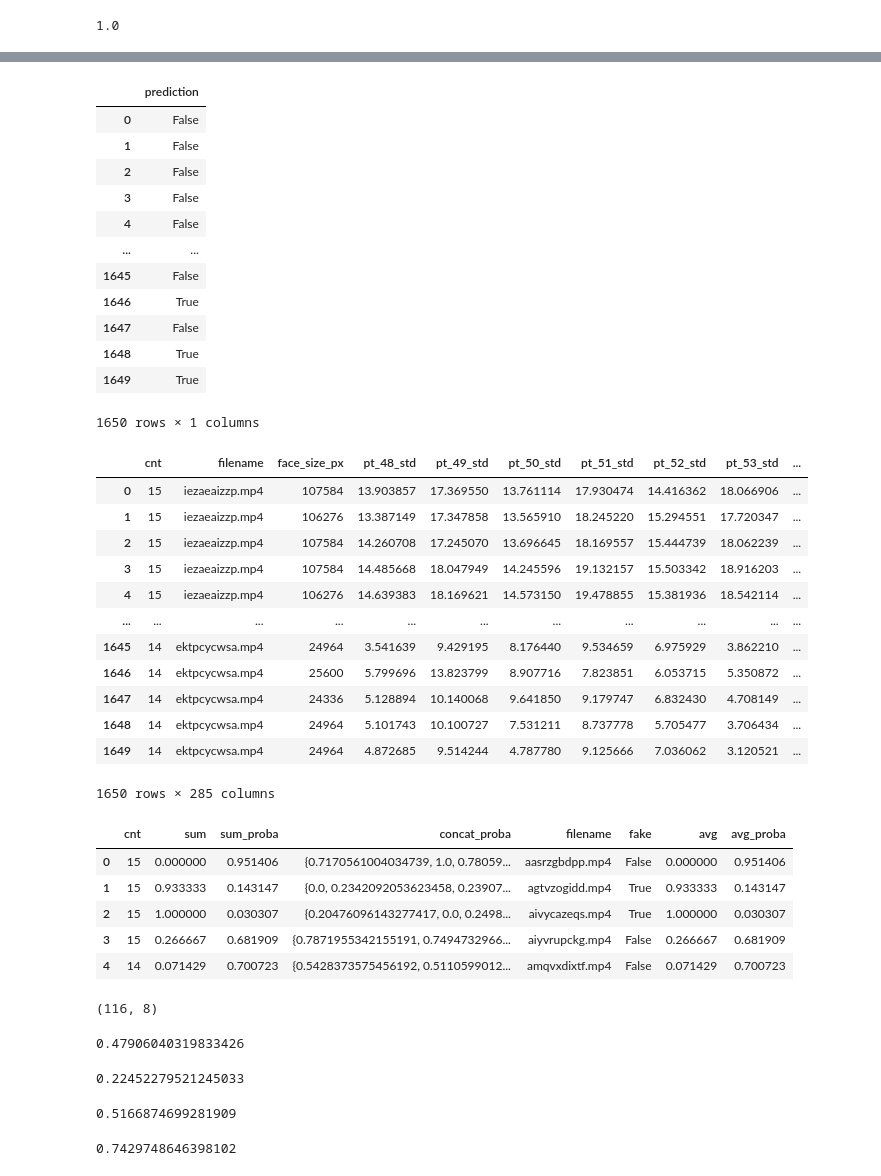
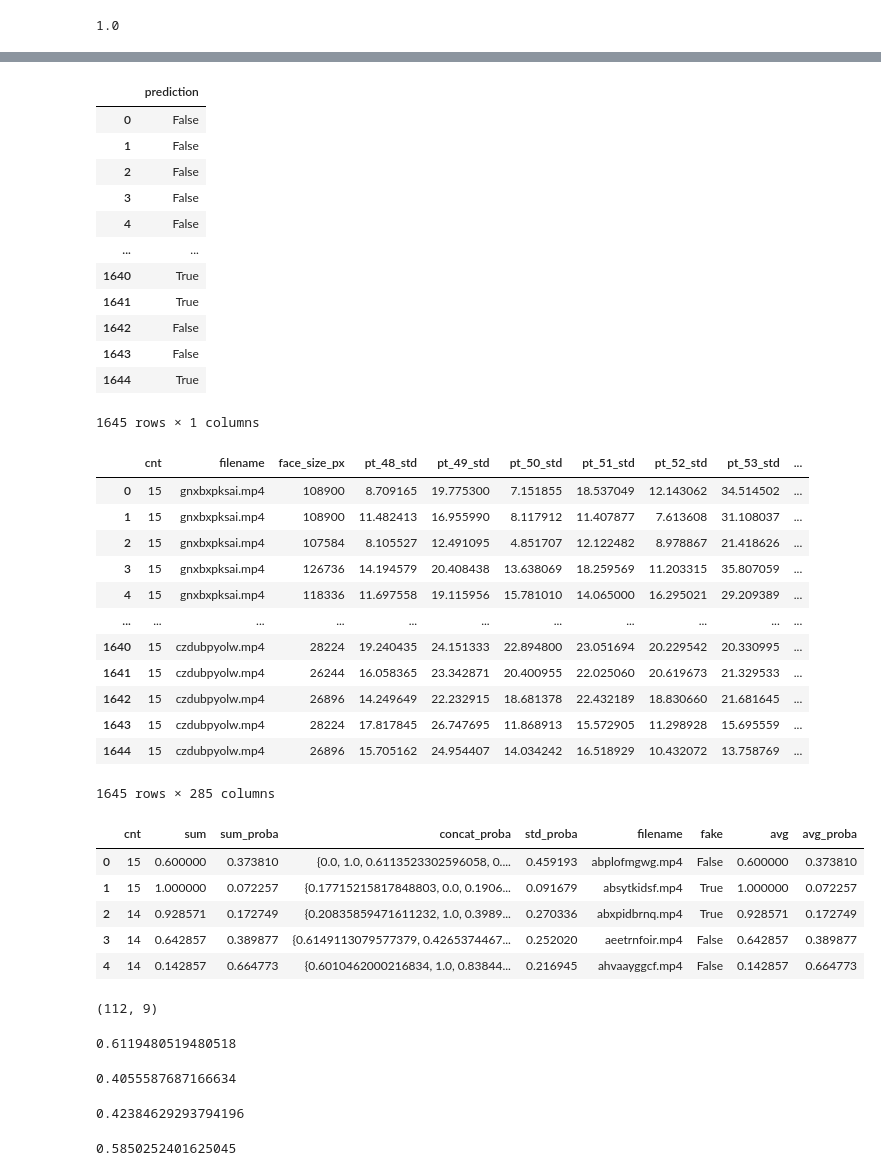
Before and after one commit to Trickster2038/BmstuDeepFake, a Jupyter notebook: notebook4.ipynb, the cells around one changed output, grey strips where cells are left out. Cells and saved outputs as stored; diff of their text form; code cells hidden in the pictures.

```diff
--- a/notebook4.ipynb
+++ b/notebook4.ipynb
@@ -25,8 +25,12 @@ df7 = pd.read_json("../deep_fake_src/dfdc_dataframes/dataframe_compact_total_27_
 print('readed #8')
 df8 = pd.read_json("../deep_fake_src/dfdc_dataframes/dataframe_compact_total_27_frame_10_lim100_offset800.json")
 print('readed #9')
+df9 = pd.read_json("../deep_fake_src/dfdc_dataframes/dataframe_compact_total_27_frame_10_lim100_offset900.json")
+print('readed #10')
+df10 = pd.read_json("../deep_fake_src/dfdc_dataframes/dataframe_compact_total_27_frame_10_lim100_offset1000.json")
+print('readed #11')
 
-df = pd.concat([df0, df1, df2, df3, df4, df5, df6, df7, df8])
+df = pd.concat([df0, df1, df2, df3, df4, df5, df6, df7, df8, df9, df10])
 
 face = df.filter(like='face', axis=1).copy()
 
@@ -86,4 +92,4 @@ df_keys_cnt.shape
 # %%
-df_keys_cnt = df_keys_cnt[df_keys_cnt["cnt"] > 8]
+df_keys_cnt = df_keys_cnt[df_keys_cnt["cnt"] > 5]
 df_keys_cnt.shape
 # %% [output]
@@ -237,3 +256,12 @@ clf = load('knn.pkl')
+# %%
+model =  KNeighborsClassifier(n_neighbors=5, weights='distance')
+# model = SVC(gamma='auto')
+
+clf = make_pipeline(
+        StandardScaler(),
+        PolynomialFeatures(degree=2),
+        model
+    )
 # %%
 from sklearn.metrics import confusion_matrix
 from sklearn.metrics import classification_report
@@ -292,12 +320,12 @@ pd.DataFrame(y_pred, columns=["prediction"])
 | 3 | False |
 | 4 | False |
 | ... | ... |
-| 1645 | False |
-| 1646 | True |
-| 1647 | False |
-| 1648 | True |
-| 1649 | True |
+| 1640 | True |
+| 1641 | True |
+| 1642 | False |
+| 1643 | False |
+| 1644 | True |
-1650 rows × 1 columns
+1645 rows × 1 columns
 # %%
 df_merged_test_cp = df_merged_test.copy()
 # %%
@@ -311,83 +339,87 @@ df_merged_test_cp["prediction_match_int"] = df_merged_test_cp["prediction_match_
 df_merged_test_cp
 # %% [output]
 |  | cnt | filename | face_size_px | pt_48_std | pt_49_std | pt_50_std | pt_51_std | pt_52_std | pt_53_std | ... |
-| 0 | 15 | iezaeaizzp.mp4 | 107584 | 13.903857 | 17.369550 | 13.761114 | 17.930474 | 14.416362 | 18.066906 | ... |
-| 1 | 15 | iezaeaizzp.mp4 | 106276 | 13.387149 | 17.347858 | 13.565910 | 18.245220 | 15.294551 | 17.720347 | ... |
-| 2 | 15 | iezaeaizzp.mp4 | 107584 | 14.260708 | 17.245070 | 13.696645 | 18.169557 | 15.444739 | 18.062239 | ... |
-| 3 | 15 | iezaeaizzp.mp4 | 107584 | 14.485668 | 18.047949 | 14.245596 | 19.132157 | 15.503342 | 18.916203 | ... |
-| 4 | 15 | iezaeaizzp.mp4 | 106276 | 14.639383 | 18.169621 | 14.573150 | 19.478855 | 15.381936 | 18.542114 | ... |
+| 0 | 15 | gnxbxpksai.mp4 | 108900 | 8.709165 | 19.775300 | 7.151855 | 18.537049 | 12.143062 | 34.514502 | ... |
+| 1 | 15 | gnxbxpksai.mp4 | 108900 | 11.482413 | 16.955990 | 8.117912 | 11.407877 | 7.613608 | 31.108037 | ... |
+| 2 | 15 | gnxbxpksai.mp4 | 107584 | 8.105527 | 12.491095 | 4.851707 | 12.122482 | 8.978867 | 21.418626 | ... |
+| 3 | 15 | gnxbxpksai.mp4 | 126736 | 14.194579 | 20.408438 | 13.638069 | 18.259569 | 11.203315 | 35.807059 | ... |
+| 4 | 15 | gnxbxpksai.mp4 | 118336 | 11.697558 | 19.115956 | 15.781010 | 14.065000 | 16.295021 | 29.209389 | ... |
 | ... | ... | ... | ... | ... | ... | ... | ... | ... | ... | ... |
-| 1645 | 14 | ektpcycwsa.mp4 | 24964 | 3.541639 | 9.429195 | 8.176440 | 9.534659 | 6.975929 | 3.862210 | ... |
-| 1646 | 14 | ektpcycwsa.mp4 | 25600 | 5.799696 | 13.823799 | 8.907716 | 7.823851 | 6.053715 | 5.350872 | ... |
-| 1647 | 14 | ektpcycwsa.mp4 | 24336 | 5.128894 | 10.140068 | 9.641850 | 9.179747 | 6.832430 | 4.708149 | ... |
-| 1648 | 14 | ektpcycwsa.mp4 | 24964 | 5.101743 | 10.100727 | 7.531211 | 8.737778 | 5.705477 | 3.706434 | ... |
-| 1649 | 14 | ektpcycwsa.mp4 | 24964 | 4.872685 | 9.514244 | 4.787780 | 9.125666 | 7.036062 | 3.120521 | ... |
+| 1640 | 15 | czdubpyolw.mp4 | 28224 | 19.240435 | 24.151333 | 22.894800 | 23.051694 | 20.229542 | 20.330995 | ... |
+| 1641 | 15 | czdubpyolw.mp4 | 26244 | 16.058365 | 23.342871 | 20.400955 | 22.025060 | 20.619673 | 21.329533 | ... |
+| 1642 | 15 | czdubpyolw.mp4 | 26896 | 14.249649 | 22.232915 | 18.681378 | 22.432189 | 18.830660 | 21.681645 | ... |
+| 1643 | 15 | czdubpyolw.mp4 | 28224 | 17.817845 | 26.747695 | 11.868913 | 15.572905 | 11.298928 | 15.695559 | ... |
+| 1644 | 15 | czdubpyolw.mp4 | 26896 | 15.705162 | 24.954407 | 14.034242 | 16.518929 | 10.432072 | 13.758769 | ... |
-1650 rows × 285 columns
+1645 rows × 285 columns
 # %%
 # TODO: why division by zero in hists in notebook 1/2 ???
 # %%
 df_sum = df_merged_test_cp.groupby(["filename", "fake"])["prediction_int"].mean() #sum
 df_sum_proba = df_merged_test_cp.groupby(["filename", "fake"])["prediction_proba"].mean() #sum
+df_std_proba = df_merged_test_cp.groupby(["filename", "fake"])["prediction_proba"].std() #sum
 f = lambda x: set(np.hstack(x.values))
 df_concat_proba = df_merged_test_cp.groupby(["filename", "fake"]).agg({"prediction_proba": f})
 
 df_cnt = df_merged_test_cp.groupby(["filename", "fake"])["filename"].count()
 df_agg = pd.DataFrame(data=df_merged_test_cp[["filename", "fake"]], columns=["filename", "fake"])
 
 df_cnt = pd.DataFrame(data=df_cnt)
 df_cnt["cnt"] = df_cnt["filename"]
 
 df_sum = pd.DataFrame(data=df_sum)
 df_sum["sum"] = df_sum["prediction_int"]
 
 df_sum_proba = pd.DataFrame(data=df_sum_proba)
 df_sum_proba["sum_proba"] = df_sum_proba["prediction_proba"]
 
+df_std_proba = pd.DataFrame(data=df_std_proba)
+df_std_proba["std_proba"] = df_std_proba["prediction_proba"]
+
 df_concat_proba = pd.DataFrame(data=df_concat_proba)
 df_concat_proba["concat_proba"] = df_concat_proba["prediction_proba"]
 
-df_agg = pd.DataFrame(data=pd.concat([df_cnt["cnt"], df_sum["sum"], df_sum_proba["sum_proba"], df_concat_proba["concat_proba"]], axis=1), columns=["cnt", "sum", "sum_proba", "concat_proba"])
+df_agg = pd.DataFrame(data=pd.concat([df_cnt["cnt"], df_sum["sum"], df_sum_proba["sum_proba"], df_concat_proba["concat_proba"], df_std_proba["std_proba"]], axis=1), columns=["cnt", "sum", "sum_proba", "concat_proba", "std_proba"])
 # df_agg["sum"] = df_sum["sum"]
 # df_agg["cnt"] = df_cnt["cnt"]
 
 df_agg["filename"] = df_agg.index.map(lambda x: x[0])
 df_agg["fake"] = df_agg.index.map(lambda x: x[1])
 
 df_agg["avg"] = df_agg["sum"]
 df_agg["avg_proba"] = df_agg["sum_proba"]
 # df_agg["avg"] = df_agg["sum"] / df_agg["cnt"]
 # df_agg["avg_proba"] = df_agg["sum_proba"] / df_agg["cnt"]
 
 df_agg = df_agg.reset_index(drop=True)
 df_agg.head()
 # df_concat_proba.head()
 # %% [output]
-|  | cnt | sum | sum_proba | concat_proba | filename | fake | avg | avg_proba |
-| 0 | 15 | 0.000000 | 0.951406 | {0.7170561004034739, 1.0, 0.78059... | aasrzgbdpp.mp4 | False | 0.000000 | 0.951406 |
-| 1 | 15 | 0.933333 | 0.143147 | {0.0, 0.2342092053623458, 0.23907... | agtvzogidd.mp4 | True | 0.933333 | 0.143147 |
-| 2 | 15 | 1.000000 | 0.030307 | {0.20476096143277417, 0.0, 0.2498... | aivycazeqs.mp4 | True | 1.000000 | 0.030307 |
-| 3 | 15 | 0.266667 | 0.681909 | {0.7871955342155191, 0.7494732966... | aiyvrupckg.mp4 | False | 0.266667 | 0.681909 |
-| 4 | 14 | 0.071429 | 0.700723 | {0.5428373575456192, 0.5110599012... | amqvxdixtf.mp4 | False | 0.071429 | 0.700723 |
+|  | cnt | sum | sum_proba | concat_proba | std_proba | filename | fake | avg | avg_proba |
+| 0 | 15 | 0.600000 | 0.373810 | {0.0, 1.0, 0.6113523302596058, 0.... | 0.459193 | abplofmgwg.mp4 | False | 0.600000 | 0.373810 |
+| 1 | 15 | 1.000000 | 0.072257 | {0.17715215817848803, 0.0, 0.1906... | 0.091679 | absytkidsf.mp4 | True | 1.000000 | 0.072257 |
+| 2 | 14 | 0.928571 | 0.172749 | {0.20835859471611232, 1.0, 0.3989... | 0.270336 | abxpidbrnq.mp4 | True | 0.928571 | 0.172749 |
+| 3 | 14 | 0.642857 | 0.389877 | {0.6149113079577379, 0.4265374467... | 0.252020 | aeetrnfoir.mp4 | False | 0.642857 | 0.389877 |
+| 4 | 14 | 0.142857 | 0.664773 | {0.6010462000216834, 1.0, 0.83844... | 0.216945 | ahvaayggcf.mp4 | False | 0.142857 | 0.664773 |
 # %%
 df_agg.shape
 # %% [output]
-(116, 8)
+(112, 9)
 # %%
 df_agg[df_agg["fake"] == True]["avg"].mean()
 # %% [output]
-0.47906040319833426
+0.6119480519480518
 # %%
 df_agg[df_agg["fake"] == False]["avg"].mean()
 # %% [output]
-0.22452279521245033
+0.4055587687166634
 # %%
 df_agg[df_agg["fake"] == True]["avg_proba"].mean()
 # %% [output]
-0.5166874699281909
+0.42384629293794196
 # %%
 df_agg[df_agg["fake"] == False]["avg_proba"].mean()
 # %% [output]
-0.7429748646398102
+0.5850252401625045
 # %%
 df_agg.shape
 # %% [output]
```
Also changed, not shown: parts of 22 cells of this notebook, 3 other files.
